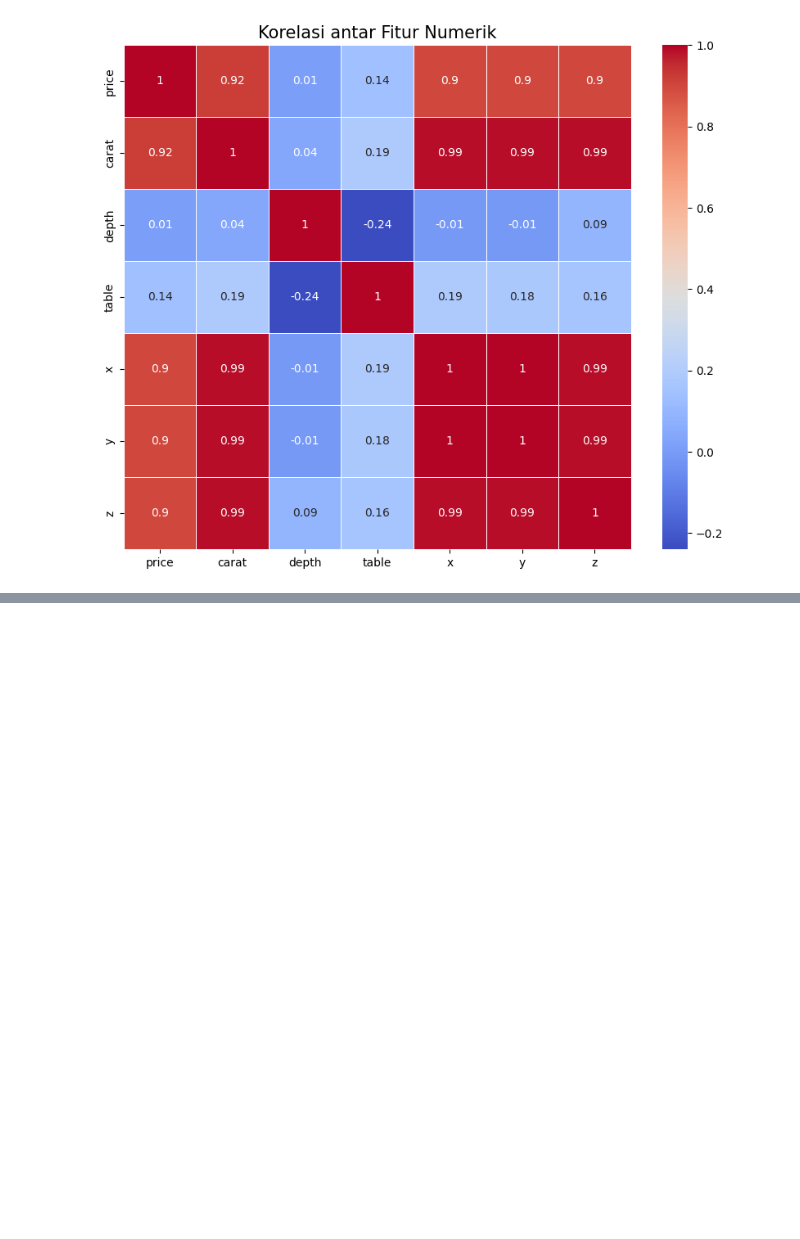
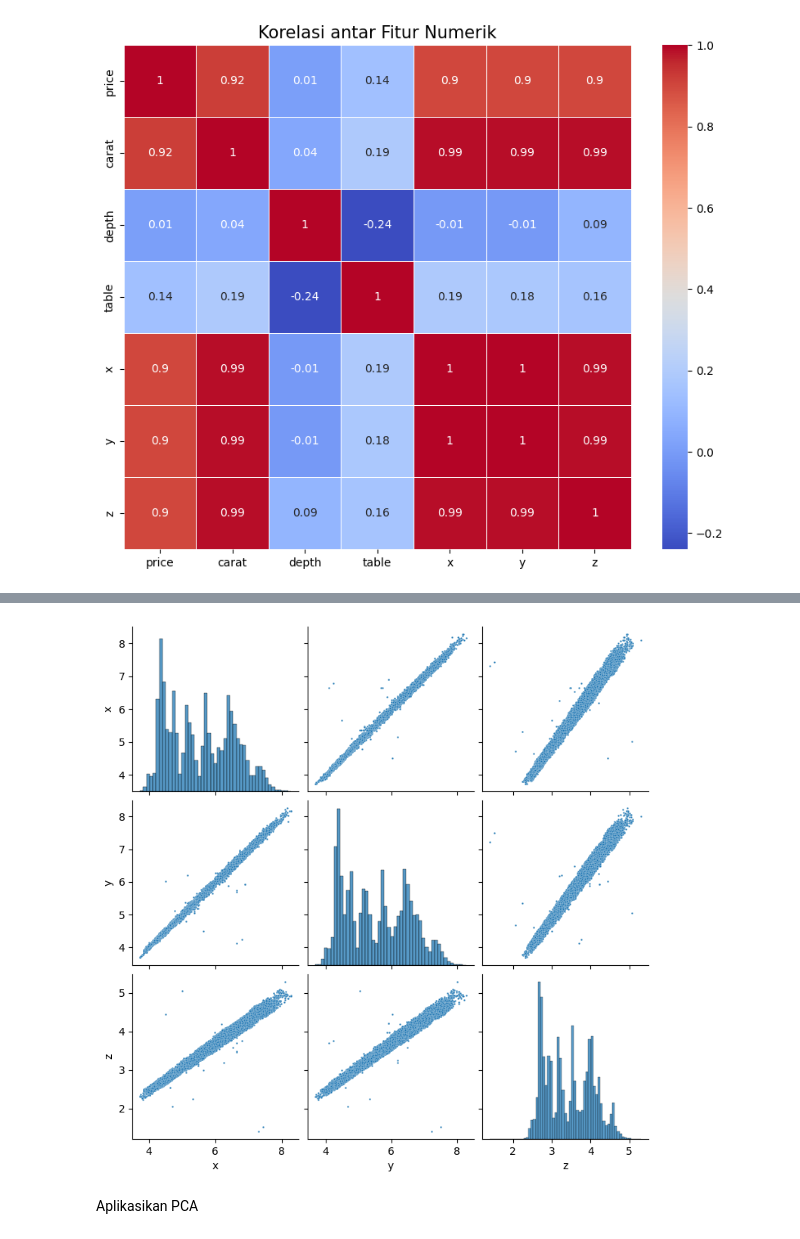
Before and after one commit to Ifdhal17/diamond-predictive, a Jupyter notebook: Diamond_prediction.ipynb, the cells around one changed output, grey strips where cells are left out. Cells and saved outputs as stored; diff of their text form; code cells hidden in the pictures; blank space fills up the shorter version.

```diff
--- a/Diamond_prediction.ipynb
+++ b/Diamond_prediction.ipynb
@@ -299,0 +140,8 @@ dia.head()
+# %%
+#encoding
+from sklearn.preprocessing import  OneHotEncoder
+dia = pd.concat([dia, pd.get_dummies(dia['cut'], prefix='cut')],axis=1)
+dia = pd.concat([dia, pd.get_dummies(dia['color'], prefix='color')],axis=1)
+dia = pd.concat([dia, pd.get_dummies(dia['clarity'], prefix='clarity')],axis=1)
+dia.drop(['cut','color','clarity'], axis=1, inplace=True)
+dia.head()
@@ -299,0 +156,6 @@ dia.head()
+# %%
+sns.pairplot(dia[['x','y','z']], plot_kws={"s": 3});
+# %% [output]
+[figure, added]
+# %% [markdown]
+Aplikasikan PCA
```
Also changed, not shown: parts of 36 cells of this notebook.
